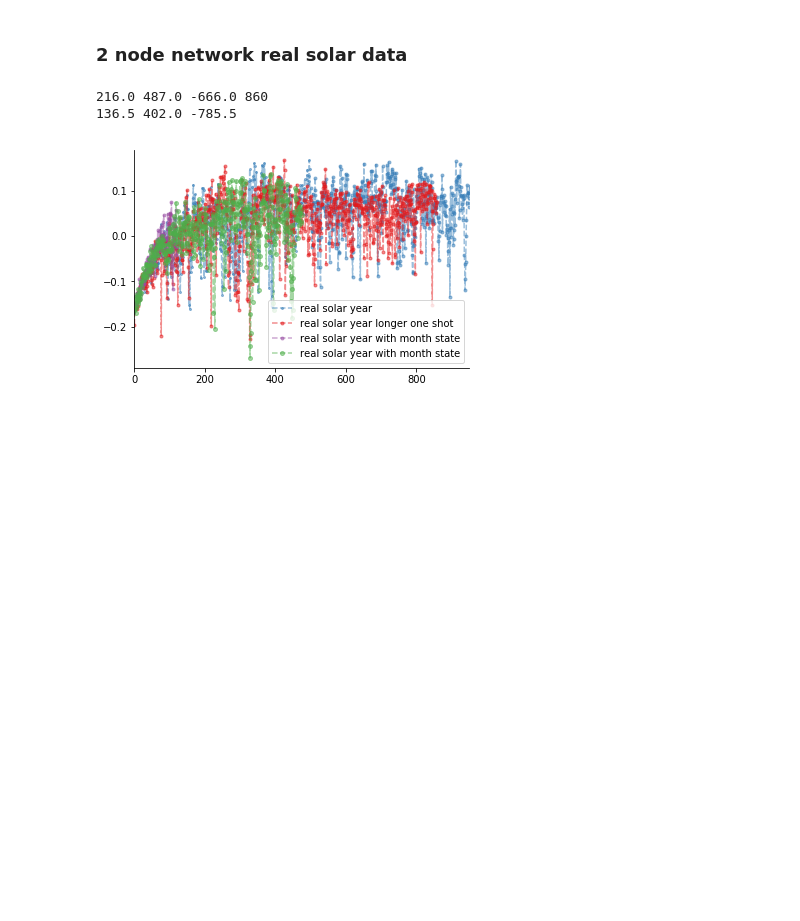
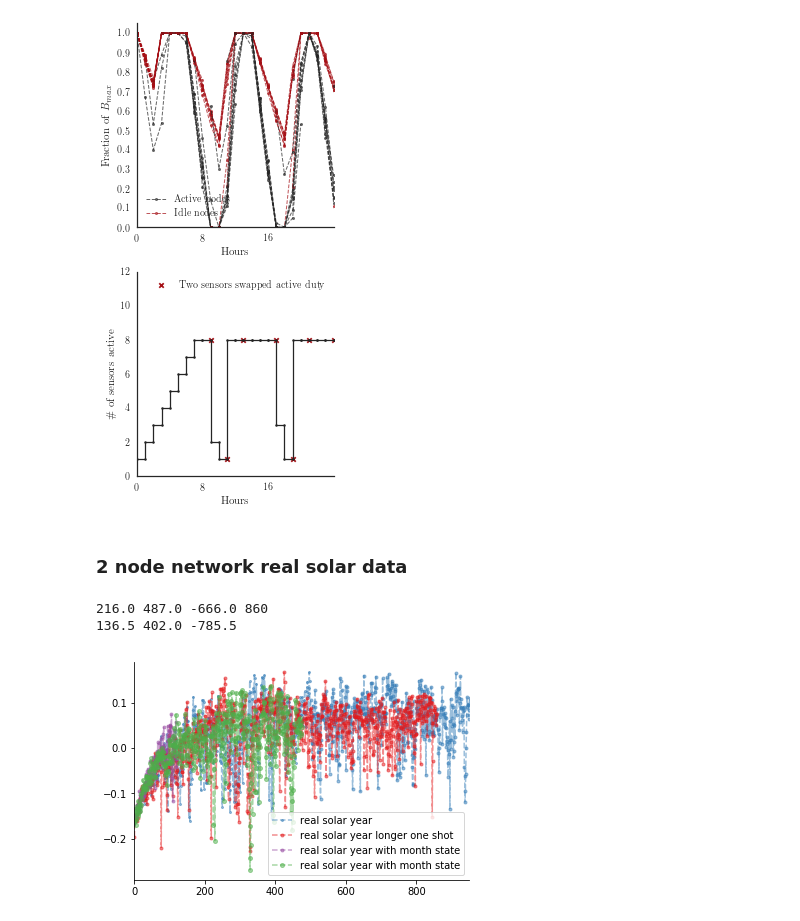
Before and after one commit to jamesjarlathlong/continuous, a Jupyter notebook: plot_results.ipynb, the cells around one changed output. Saved outputs shown, nothing was run; the diff lists cells and outputs as text; code cells hidden in the pictures; blank space fills up the shorter version.

```diff
--- a/plot_results.ipynb
+++ b/plot_results.ipynb
@@ -6,3 +96,82 @@ import numpy as np
+# %%
+#with open('tmp/arcyn_5000_episodes_month.json') as f:
+#    statetracelearned = json.load(f)
+with open('tmp/spijm_testing_gridworld_randomised.json') as f:
+    statetracenaive = json.load(f)
+def num_changes(d):
+    any_changes =  {k:v for k,v in d.items() if v}
+    return len(any_changes)
+def plotone(statetrace):
+    run=0
+    startday = 0
+    periods = 8#in three hours 8 periods make a full day
+    duration =3#days
+    select = [startday*periods,(startday+duration)*periods]
+    fulldata = statetrace['data'][run]
+    data = statetrace['data'][run][select[0]:select[1]+8]
+    xs = list(range(len(fulldata)))[select[0]:select[1]+8]
+    fig, (ax1,ax2) = plt.subplots(2,1)
+    fig.set_size_inches(3.5,7)
+    #fig, ax1 = plt.subplots(1)
+    #fig.set_size_inches(8,4)
+    bit = lambda i: 1 if i in [0,1] else 0
+    for sensor in ['S'+str(i) for i in range(16)]:#['S0','S1','S2','S3']:
+        ondata = np.asarray([i[sensor][1] for i in data])
+        offdata = ondata.copy()
+        statusdata = np.asarray([bit(i[sensor][0]) for i in data])
+        ondata[statusdata==0] = np.nan
+        offdata[statusdata==1] = np.nan
+        label1 = 'Active nodes'
+        label2 = 'Idle nodes'
+        ax1.plot(xs, ondata,
+                 linestyle='--',linewidth=1, color ='#252525',marker='o'
+                 , markersize=3, alpha=0.7, label=label1 if sensor=='S0' else '')
+        ax1.plot(xs, offdata,
+                 linestyle='--',linewidth=1, color ="#a50f15",marker='o'
+                 , markersize=3, alpha=0.7,label=label2 if sensor=='S0' else '')
+    ticks = [i for i in range(select[0], select[1]) if i%8==0]
+    ax1.set_xticks(ticks)
+    ax2.set_xticks(ticks)
+    ax1.set_xlim([select[0], select[1]])
+    ax2.set_xlim([select[0], select[1]])
+
+    #for sensor in ['S'+str(i) for i in range(16)]:
+    #    ax2.plot(xs, [bit(i[sensor][0]) for i in data],
+    #            linestyle='--', marker='o')
+    merge = lambda a,b: {k:-bit(v[0])+bit(b[k][0]) for k,v in a.items()}
+    blank = {s:0 for s in data[0]}
+    transition_series = [merge(first, second) for first, second in zip(data, data[1::])]+[blank]
+    switches = [num_changes(i) for i in transition_series]
+    count_on = lambda d: sum([v[0]!=2 and v[1]!=0 for k,v in d.items()])
+    #ax2b = ax2.twinx()
+    counts = [count_on(d) for d in data]
+    switch_scatter = [(xs[idx]+1, counts[idx])
+                      for idx, switch in enumerate(switches) if switch==2]
+    ax2.scatter([x for x,y in switch_scatter],[y for x,y in switch_scatter]
+              ,color="#a50f15",s=20, marker='x', label='Two sensors swapped active duty',zorder=1)
+    ax2.plot(xs, counts, color = '#252525',drawstyle='steps-post',
+             linestyle= '-',markersize=2.5, marker='o', linewidth=1.25)
+    ax2.set_ylabel('\# of sensors active')
+    ax2.set_xlabel('Hours')
+    ax1.set_xlabel('Hours')
+    ax1.set_ylabel(r'Fraction of $B_{max}$')
+    #sns.despine()
+    ax1.set_ylim([0,10.5])
+    ax2.set_ylim([0,12])
+    ax1.set_yticks([i for i in range(0,11)])
+    ax1.set_yticklabels([i/10 for i in ax1.get_yticks()])
+    ax1.spines['top'].set_visible(False)
+    ax1.spines['right'].set_visible(False)
+    ax2.spines['top'].set_visible(False)
+    ax2.spines['right'].set_visible(False)
+    ax2.legend(loc='best')
+    ax1.legend(loc='best')
+    fig.tight_layout()
+    return fig,ax1
+
+fig = plotone(statetracenaive)
+# %% [output]
+[figure, added]
 # %% [markdown]
 ### 2 node network real solar data
 # %%
```
Also changed, not shown: parts of 7 cells of this notebook, 2 other files.
